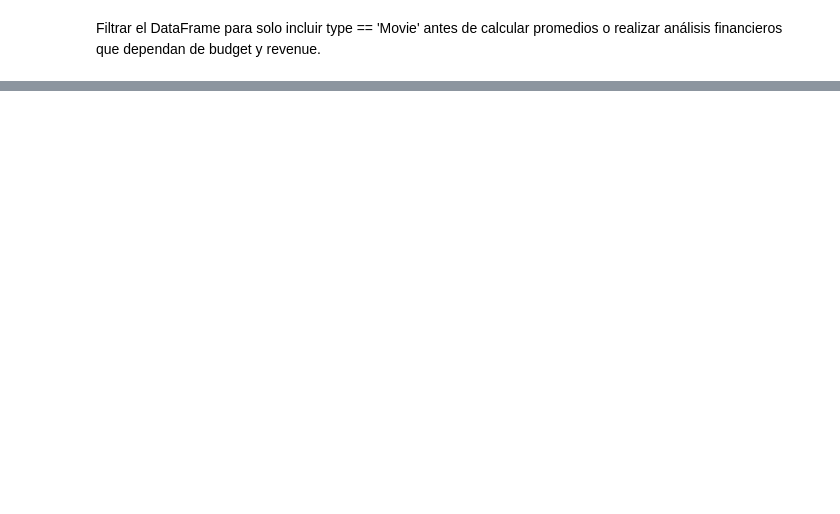
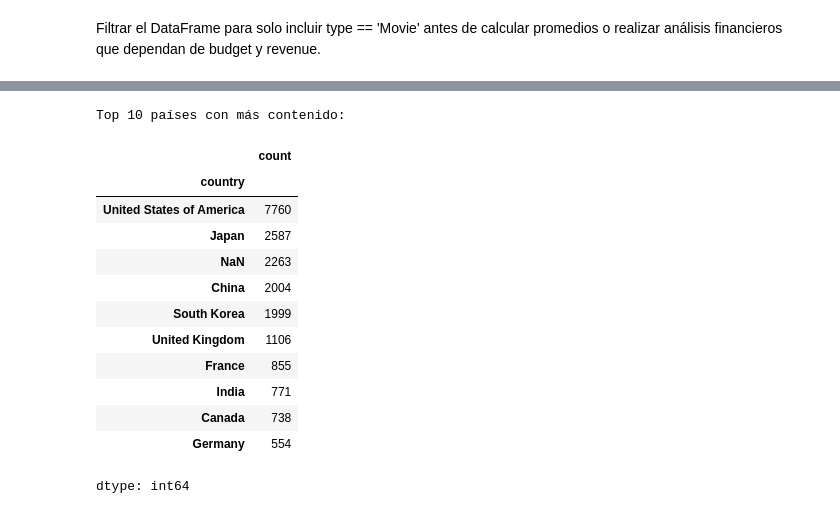
Before and after one commit to MauricioTapia84/visualizacion-de-datos-StreamView-Analytics, a Jupyter notebook: notebooks/01_limpieza_union.ipynb, the cells around one changed output, grey strips where cells are left out. Drawn from its saved outputs; the diff is of its cells as text; code cells hidden in the pictures; blank space fills up the shorter version.

```diff
--- a/notebooks/01_limpieza_union.ipynb
+++ b/notebooks/01_limpieza_union.ipynb
@@ -181,0 +362,18 @@ Filtrar el DataFrame para solo incluir type == 'Movie' antes de calcular promedi
+# %%
+print("Top 10 países con más contenido:")
+display(catalogo['country'].value_counts(dropna=False).head(10))
+# %% [output]
+Top 10 países con más contenido:
+|  | count |
+| country |  |
+| United States of America | 7760 |
+| Japan | 2587 |
+| NaN | 2263 |
+| China | 2004 |
+| South Korea | 1999 |
+| United Kingdom | 1106 |
+| France | 855 |
+| India | 771 |
+| Canada | 738 |
+| Germany | 554 |
+dtype: int64
```
Also changed, not shown: parts of 76 cells of this notebook.
